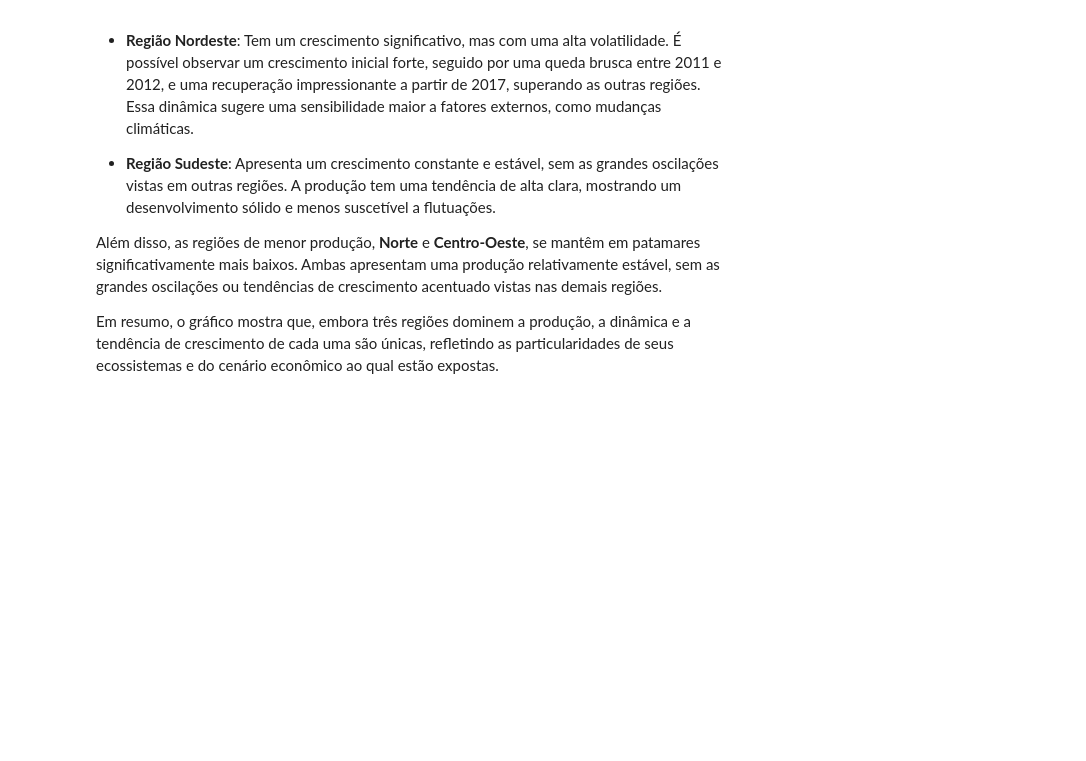
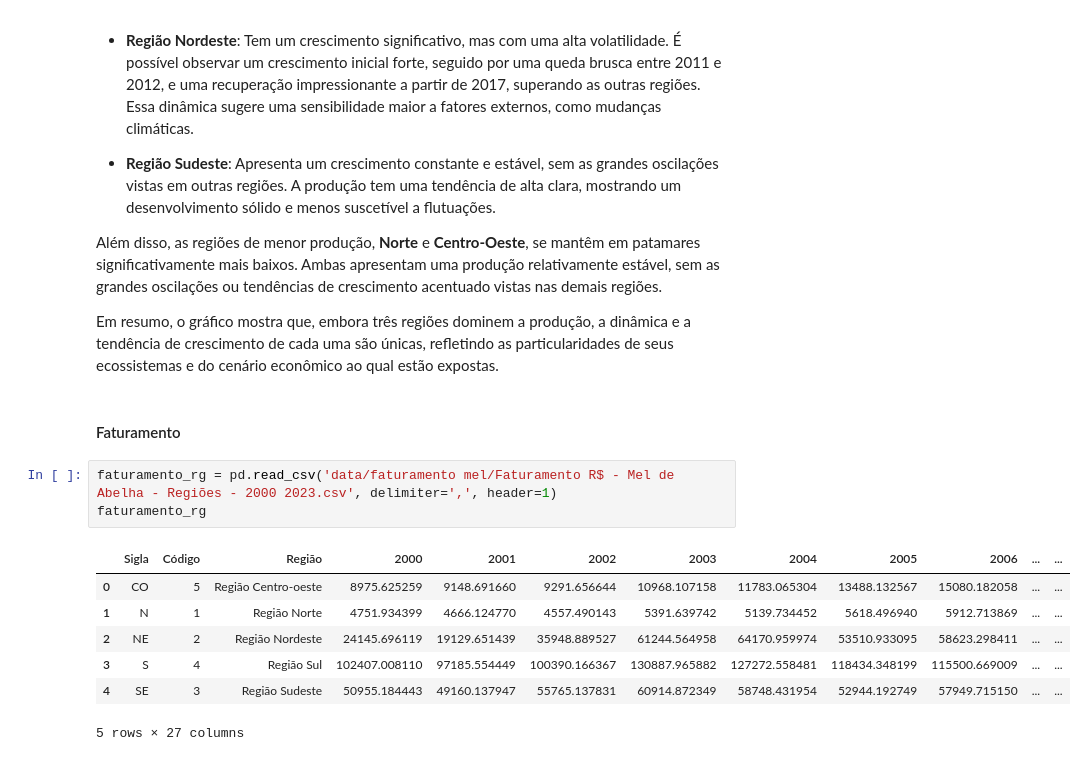
Before and after one commit to Gabriel-J-code/ad-projeto-bees-caatinga, a Jupyter notebook: relatorio.ipynb, the cells around one changed output. Drawn from its saved outputs; the diff is of its cells as text; blank space fills up the shorter version.

```diff
--- a/relatorio.ipynb
+++ b/relatorio.ipynb
@@ -485,3 +485,16 @@ No entanto, a análise do gráfico revela mais do que apenas a liderança. É po
 Além disso, as regiões de menor produção, **Norte** e **Centro-Oeste**, se mantêm em patamares significativamente mais baixos. Ambas apresentam uma produção relativamente estável, sem as grandes oscilações ou tendências de crescimento acentuado vistas nas demais regiões.
 
 Em resumo, o gráfico mostra que, embora três regiões dominem a produção, a dinâmica e a tendência de crescimento de cada uma são únicas, refletindo as particularidades de seus ecossistemas e do cenário econômico ao qual estão expostas.
+# %% [markdown]
+#### Faturamento
+# %%
+faturamento_rg = pd.read_csv('data/faturamento mel/Faturamento R$ - Mel de Abelha - Regiões - 2000 2023.csv', delimiter=',', header=1)
+faturamento_rg
+# %% [output]
+|  | Sigla | Código | Região | 2000 | 2001 | 2002 | 2003 | 2004 | 2005 | 2006 | ... | ... |
+| 0 | CO | 5 | Região Centro-oeste | 8975.625259 | 9148.691660 | 9291.656644 | 10968.107158 | 11783.065304 | 13488.132567 | 15080.182058 | ... | ... |
+| 1 | N | 1 | Região Norte | 4751.934399 | 4666.124770 | 4557.490143 | 5391.639742 | 5139.734452 | 5618.496940 | 5912.713869 | ... | ... |
+| 2 | NE | 2 | Região Nordeste | 24145.696119 | 19129.651439 | 35948.889527 | 61244.564958 | 64170.959974 | 53510.933095 | 58623.298411 | ... | ... |
+| 3 | S | 4 | Região Sul | 102407.008110 | 97185.554449 | 100390.166367 | 130887.965882 | 127272.558481 | 118434.348199 | 115500.669009 | ... | ... |
+| 4 | SE | 3 | Região Sudeste | 50955.184443 | 49160.137947 | 55765.137831 | 60914.872349 | 58748.431954 | 52944.192749 | 57949.715150 | ... | ... |
+5 rows × 27 columns
```
Also changed, not shown: parts of 10 cells of this notebook, 1 other file.
